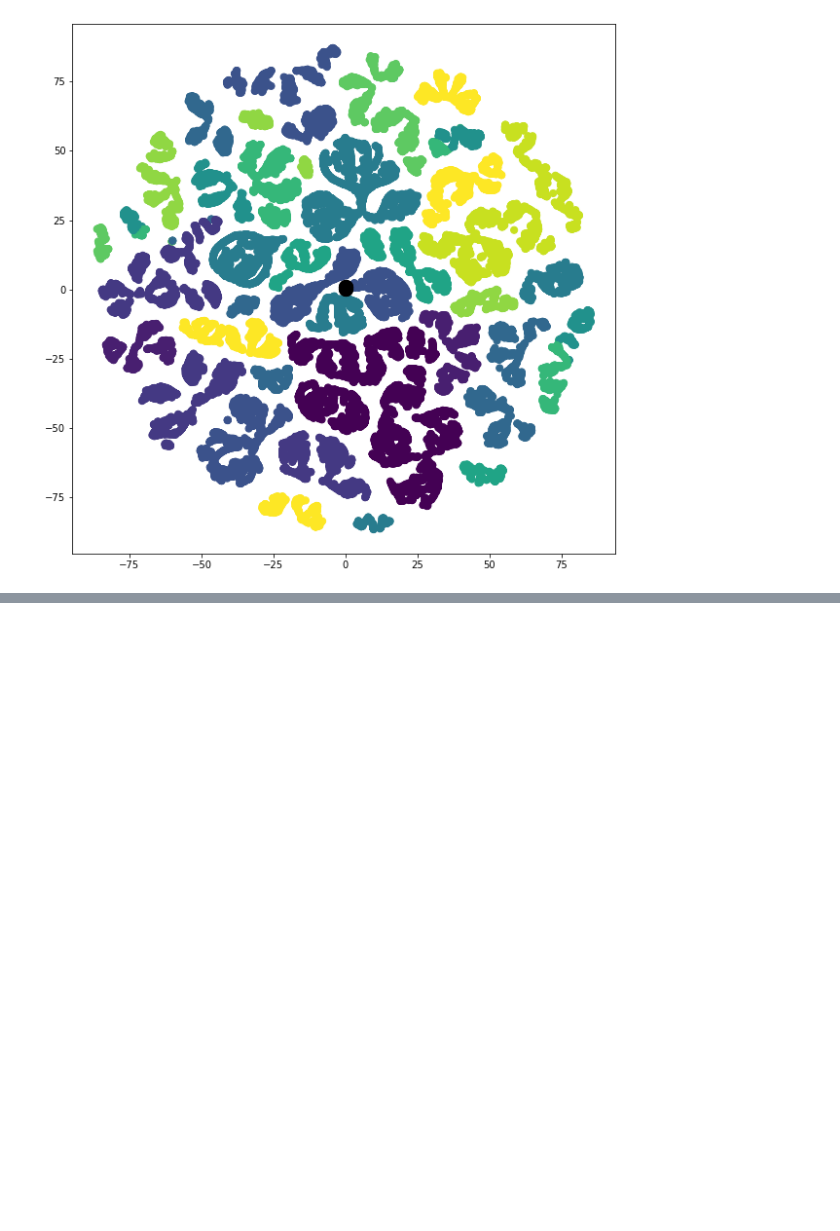
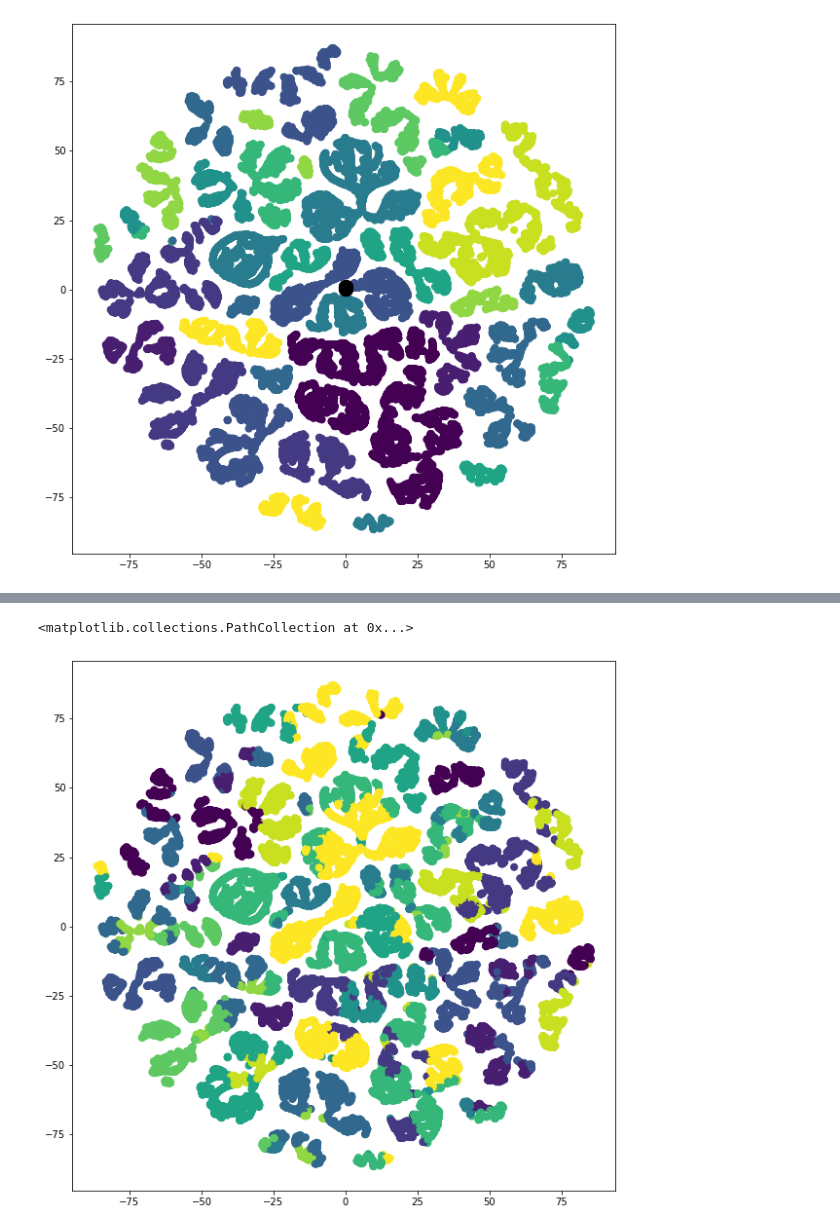
Before and after one commit to ADryInkCartridge/KK_Clustering-1, a Jupyter notebook: KK_Covidnew.ipynb, the cells around one changed output, grey strips where cells are left out. Saved outputs shown, nothing was run; the diff lists cells and outputs as text; code cells hidden in the pictures; blank space fills up the shorter version.

```diff
--- a/KK_Covidnew.ipynb
+++ b/KK_Covidnew.ipynb
@@ -574,0 +628,7 @@ print(metrics.silhouette_score(normal10p, avgS))
+# %%
+
+plt.figure(figsize=(10,10))
+plt.scatter(X_embedded10p[:, 0], X_embedded10p[:, 1], c=avgC, s=50, cmap='viridis')
+# %% [output]
+<matplotlib.collections.PathCollection at 0x...>
+[figure, added]
```
Also changed, not shown: parts of 25 cells of this notebook, 16 other files.
